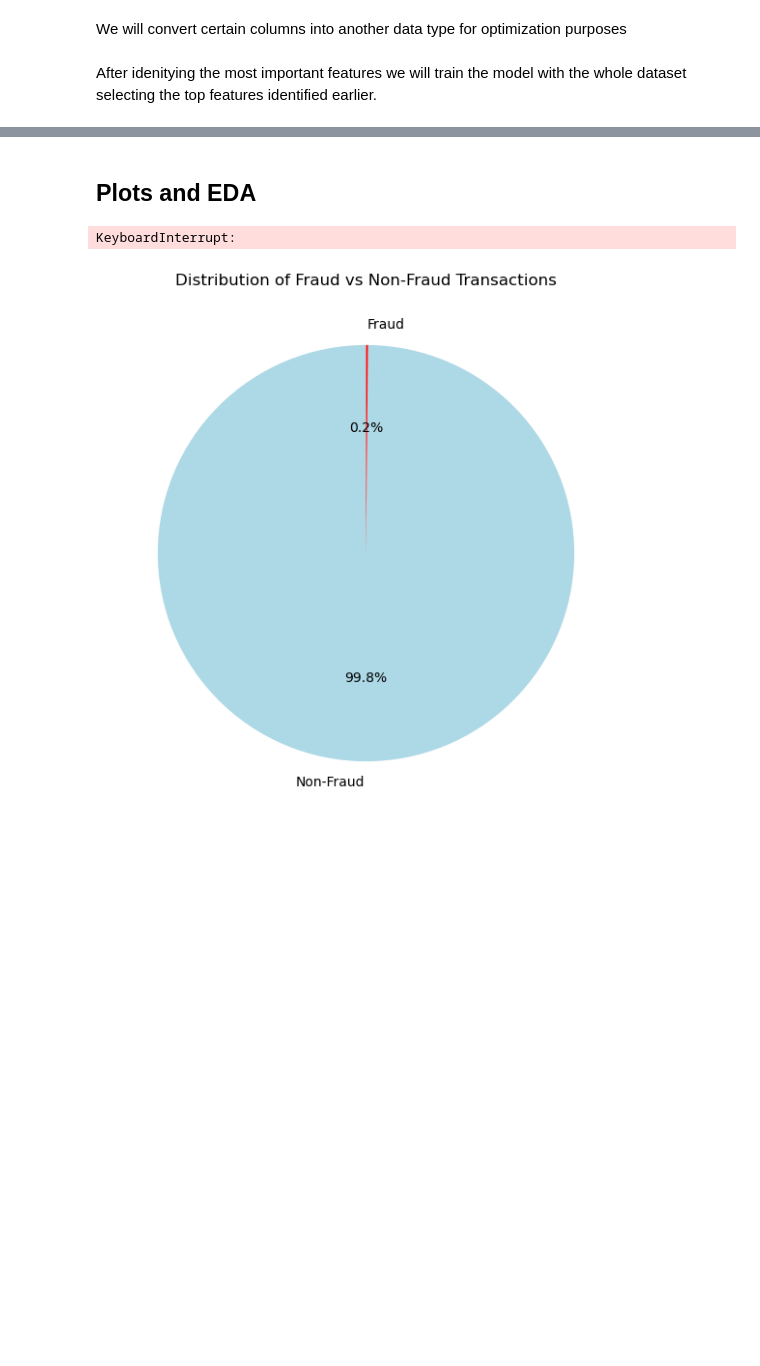
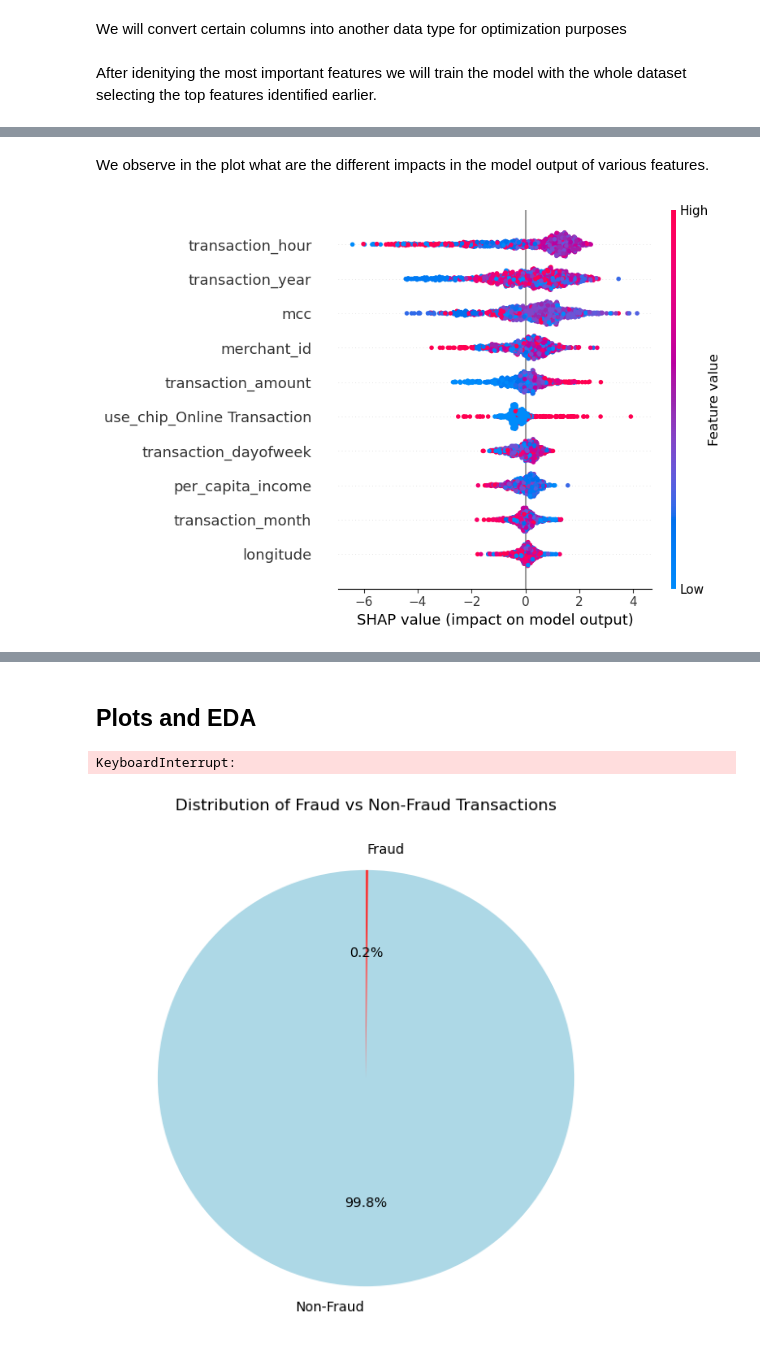
Before and after one commit to marcsirvent/frauddetection, a Jupyter notebook: main.ipynb, the cells around one changed output, grey strips where cells are left out. Cells and saved outputs as stored; diff of their text form; code cells hidden in the pictures; blank space fills up the shorter version.

```diff
--- a/main.ipynb
+++ b/main.ipynb
@@ -373,0 +399,6 @@ shap.summary_plot(shap_values, sample_for_shap, plot_type="bar")
+# %% [markdown]
+We observe in the plot what are the different impacts in the model output of various features.
+# %%
+shap.summary_plot(shap_values, sample_for_shap)
+# %% [output]
+[figure, added]
```
Also changed, not shown: parts of 23 cells of this notebook.
